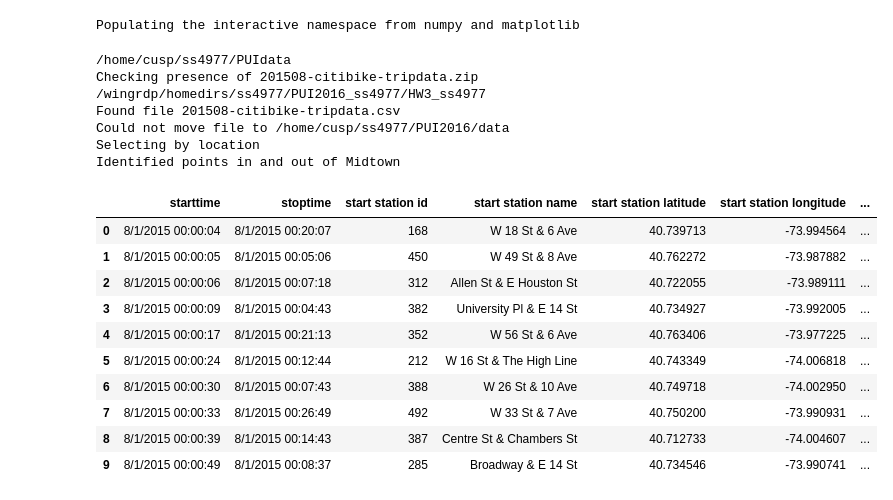
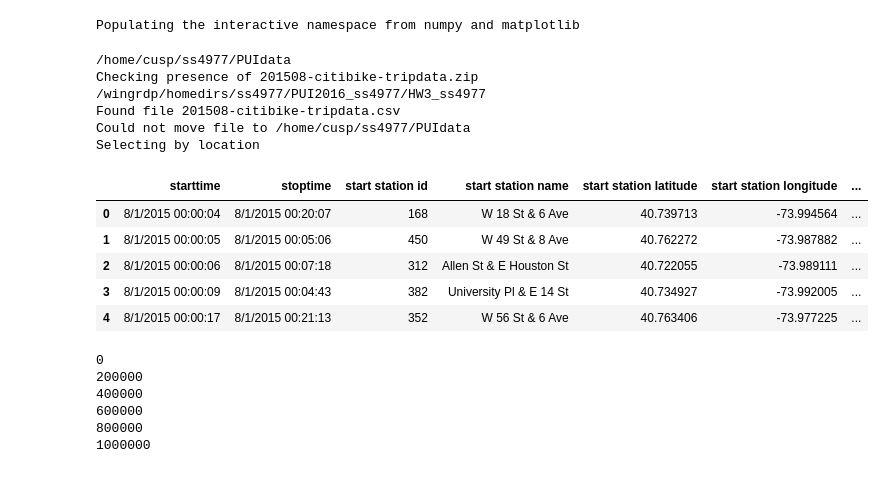
Before and after one commit to sighthnd/PUI2016_ss4977, a Jupyter notebook: HW3_ss4977/Assignment2_ss4977.ipynb, the cells around one changed output. Cells and saved outputs as stored; diff of their text form; code cells hidden in the pictures.

Commit message:
graph could be improved, but necessary things done

```diff
--- a/HW3_ss4977/Assignment2_ss4977.ipynb
+++ b/HW3_ss4977/Assignment2_ss4977.ipynb
@@ -132,53 +126,70 @@ def between (compare, st, en):
 # %%
 print(os.getenv("PUIDATA"))
 #puidata = os.getenv("PUI2016") + "/data" # This should be fixed in subsequent iterations
 # Obtain the data from online for the specified months
 getBikeDataCSV(bikemon)
-bamboo = pd.read_csv(puidata + "/" + bikemon + "-citibike-tripdata.csv")
+raw = pd.read_csv(puidata + "/" + bikemon + "-citibike-tripdata.csv")
 # Remove the unneeded fields
-bamboo = bamboo.drop(["tripduration", "bikeid", "usertype", "birth year", "gender"], axis=1)
-"""
-stationlist = {}
-fh = open(puidata + "/station-list.txt", "w")
-for i in range(0, bamboo["start station name"].size):
-    for col in "start", "end":
-        if not bamboo[col + " station name"][i] in stationlist.keys():
-            mid = in_rect(bamboo[col + " station latitude"], bamboo[col + " station longitude"], boundary)
-            stationlist[bamboo[col + " station name"][i]] = mid
-            fh.write(bamboo[col + " station name"][i] + ",")
-            if mid:
-                fh.write("In\n")
-            else:
-                fh.write("Out\n")
-"""
+raw = raw.drop(["tripduration", "bikeid", "usertype", "birth year", "gender"], axis=1)
 # Create the fields that will hold the calculated values whether the start and end are in Midtown
-bamboo["st_in"] = pd.Series(np.zeros(len(bamboo["starttime"])))
-bamboo["en_in"] = pd.Series(np.zeros(len(bamboo["starttime"])))
+#raw["st_in"] = pd.Series(np.zeros(len(raw["starttime"]), np.int8))
+#raw["en_in"] = pd.Series(np.zeros(len(raw["starttime"]), np.int8))
 print("Selecting by location")
 # Previously, there was a bug in the in_rect() subroutine that prevented getting accurate assessments
 # of what was in Midtown. It was fixed offline, but could not test it with pandas due to Xauth problem on gw
-bamboo.loc[in_rect(bamboo["end station latitude"], bamboo["end station longitude"],
-                   boundary), "en_in"] = 1
-bamboo.loc[in_rect(bamboo["start station latitude"], bamboo["start station longitude"],
-                   boundary), "st_in"] = 1
-print("Identified points in and out of Midtown")
-bamboo.head(10)
+# This doesn't work as intended, will use a different method
+#raw.loc[in_rect(raw["end station latitude"], raw["end station longitude"],
+#                   boundary), "en_in"] = 1
+#raw.loc[in_rect(raw["start station latitude"], raw["start station longitude"],
+#                   boundary), "st_in"] = 1
+#print("Identified points in and out of Midtown")
+raw.head(5)
 # %% [output]
 /home/cusp/ss4977/PUIdata
 Checking presence of 201508-citibike-tripdata.zip
 /wingrdp/homedirs/ss4977/PUI2016_ss4977/HW3_ss4977
 Found file 201508-citibike-tripdata.csv
-Could not move file to /home/cusp/ss4977/PUI2016/data
+Could not move file to /home/cusp/ss4977/PUIdata
 Selecting by location
-Identified points in and out of Midtown
 |  | starttime | stoptime | start station id | start station name | start station latitude | start station longitude | ... |
 | 0 | 8/1/2015 00:00:04 | 8/1/2015 00:20:07 | 168 | W 18 St & 6 Ave | 40.739713 | -73.994564 | ... |
 | 1 | 8/1/2015 00:00:05 | 8/1/2015 00:05:06 | 450 | W 49 St & 8 Ave | 40.762272 | -73.987882 | ... |
 | 2 | 8/1/2015 00:00:06 | 8/1/2015 00:07:18 | 312 | Allen St & E Houston St | 40.722055 | -73.989111 | ... |
 | 3 | 8/1/2015 00:00:09 | 8/1/2015 00:04:43 | 382 | University Pl & E 14 St | 40.734927 | -73.992005 | ... |
 | 4 | 8/1/2015 00:00:17 | 8/1/2015 00:21:13 | 352 | W 56 St & 6 Ave | 40.763406 | -73.977225 | ... |
-| 5 | 8/1/2015 00:00:24 | 8/1/2015 00:12:44 | 212 | W 16 St & The High Line | 40.743349 | -74.006818 | ... |
-| 6 | 8/1/2015 00:00:30 | 8/1/2015 00:07:43 | 388 | W 26 St & 10 Ave | 40.749718 | -74.002950 | ... |
-| 7 | 8/1/2015 00:00:33 | 8/1/2015 00:26:49 | 492 | W 33 St & 7 Ave | 40.750200 | -73.990931 | ... |
-| 8 | 8/1/2015 00:00:39 | 8/1/2015 00:14:43 | 387 | Centre St & Chambers St | 40.712733 | -74.004607 | ... |
-| 9 | 8/1/2015 00:00:49 | 8/1/2015 00:08:37 | 285 | Broadway & E 14 St | 40.734546 | -73.990741 | ... |
+# %%
+# Hmm, the update of st_in seenmed to set everything to the same value as en_in.
+# en_in is right, try something else for st_in
+# Identify all of the unique stations as either in or out of Midtown, later create a DataFrame
+# based on that
+station_conds = {}
+for row in range(0, len(raw["start station name"])):
+    if row % 200000 == 0:
+        print(str(row))
+    name = raw["start station name"][row]
+    if name in station_conds.keys():
+        pass
+    else:
+        lat = raw["start station latitude"][row]
+        lon = raw["start station longitude"][row]
+        if in_rect(lat, lon, boundary):
+            station_conds[name] = 1
+        else:
+            station_conds[name] = 0
+    name = raw["end station name"][row]
+    if name in station_conds.keys():
+        pass
+    else:
+        lat = raw["end station latitude"][row]
+        lon = raw["end station longitude"][row]
+        if in_rect(lat, lon, boundary):
+            station_conds[name] = 1
+        else:
+            station_conds[name] = 0
+# %% [output]
+0
+200000
+400000
+600000
+800000
+1000000
```
Also changed, not shown: parts of 12 cells of this notebook.
